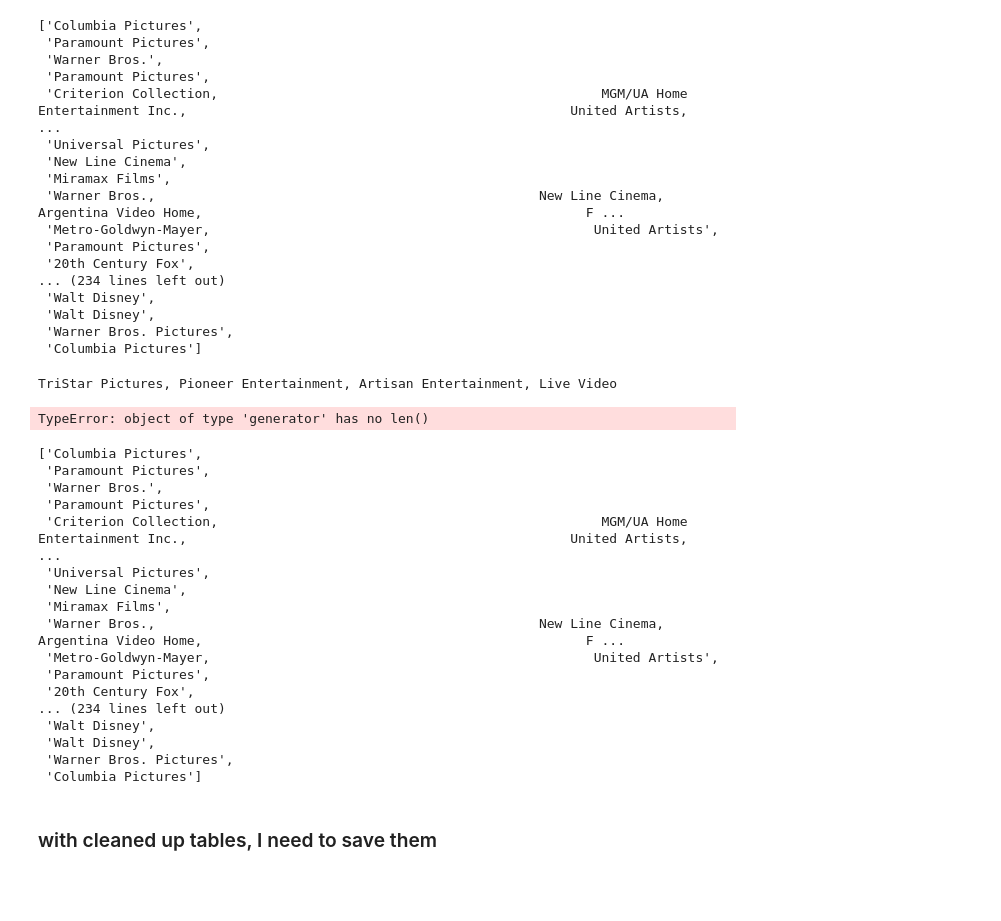
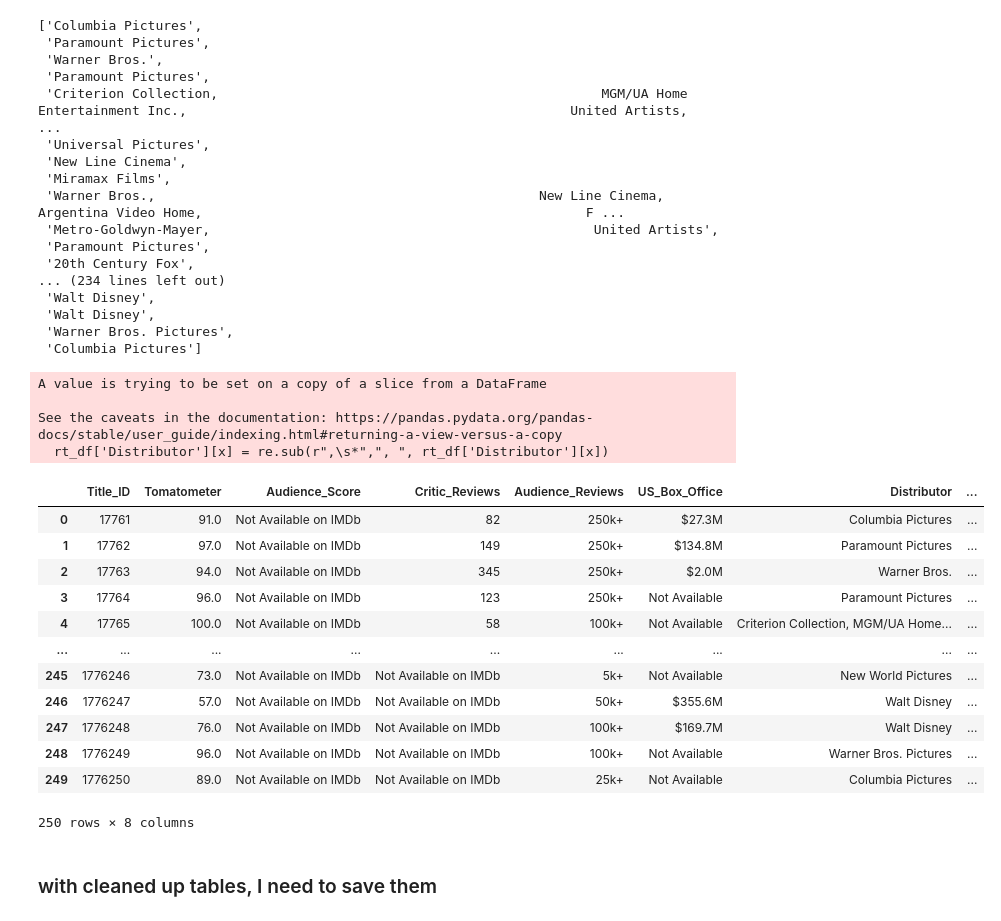
Before and after one commit to HannahSolima/Capstone, a Jupyter notebook: Notebooks/Clean_Data.ipynb, the cells around one changed output. Cells and saved outputs as stored; diff of their text form; code cells hidden in the pictures; blank space fills up the shorter version.

Commit message:
cleanning issue resolved

```diff
--- a/Notebooks/Clean_Data.ipynb
+++ b/Notebooks/Clean_Data.ipynb
@@ -302,5 +302,3 @@ list(rt_df['Distributor'])
  'Walt Disney',
  'Warner Bros. Pictures',
  'Columbia Pictures']
-# %%
-rt_df['Distributor'] = [x.ljust(10)]
@@ -309,44 +305,30 @@ test = rt_df['Distributor'][28]
-# %%
-print(re.sub(r",\s*",", ", test))
-# %% [output]
-TriStar Pictures, Pioneer Entertainment, Artisan Entertainment, Live Video
 # %%
-for x in rt_df['Distributor']:
+for x in range(len(rt_df['Distributor'])):
     try:
-        re.sub(r",\s*",", ", rt_df['Distributor'][x])
+        rt_df['Distributor'][x] = re.sub(r",\s*",", ", rt_df['Distributor'][x])
     except:
-        rt_df['Distributor']
+        rt_df['Distributor'][x]
+# %% [output]
+A value is trying to be set on a copy of a slice from a DataFrame
+
+See the caveats in the documentation: https://pandas.pydata.org/pandas-docs/stable/user_guide/indexing.html#returning-a-view-versus-a-copy
+  rt_df['Distributor'][x] = re.sub(r",\s*",", ", rt_df['Distributor'][x])
-# %%
-def clean(lst):
-    for item in lst:
-        try:
-            re.sub(r",\s*",", ")
-        except:
-            yield item
-
-rt_df['Clean'] = clean(rt_df['Distributor'])
-# %% [output]
-TypeError: object of type 'generator' has no len()
-# %%
-list(rt_df['Distributor'])
-# %% [output]
-['Columbia Pictures',
- 'Paramount Pictures',
- 'Warner Bros.',
- 'Paramount Pictures',
- 'Criterion Collection,                                                 MGM/UA Home Entertainment Inc.,                                                 United Artists,                                  ...
- 'Universal Pictures',
- 'New Line Cinema',
- 'Miramax Films',
- 'Warner Bros.,                                                 New Line Cinema,                                                 Argentina Video Home,                                                 F ...
- 'Metro-Goldwyn-Mayer,                                                 United Artists',
- 'Paramount Pictures',
- '20th Century Fox',
-... (234 lines left out)
- 'Walt Disney',
- 'Walt Disney',
- 'Warner Bros. Pictures',
- 'Columbia Pictures']
+# %%
+rt_df
+# %% [output]
+|  | Title_ID | Tomatometer | Audience_Score | Critic_Reviews | Audience_Reviews | US_Box_Office | Distributor | ... |
+| 0 | 17761 | 91.0 | Not Available on IMDb | 82 | 250k+ | $27.3M | Columbia Pictures | ... |
+| 1 | 17762 | 97.0 | Not Available on IMDb | 149 | 250k+ | $134.8M | Paramount Pictures | ... |
+| 2 | 17763 | 94.0 | Not Available on IMDb | 345 | 250k+ | $2.0M | Warner Bros. | ... |
+| 3 | 17764 | 96.0 | Not Available on IMDb | 123 | 250k+ | Not Available | Paramount Pictures | ... |
+| 4 | 17765 | 100.0 | Not Available on IMDb | 58 | 100k+ | Not Available | Criterion Collection, MGM/UA Home... | ... |
+| ... | ... | ... | ... | ... | ... | ... | ... | ... |
+| 245 | 1776246 | 73.0 | Not Available on IMDb | Not Available on IMDb | 5k+ | Not Available | New World Pictures | ... |
+| 246 | 1776247 | 57.0 | Not Available on IMDb | Not Available on IMDb | 50k+ | $355.6M | Walt Disney | ... |
+| 247 | 1776248 | 76.0 | Not Available on IMDb | Not Available on IMDb | 100k+ | $169.7M | Walt Disney | ... |
+| 248 | 1776249 | 96.0 | Not Available on IMDb | Not Available on IMDb | 100k+ | Not Available | Warner Bros. Pictures | ... |
+| 249 | 1776250 | 89.0 | Not Available on IMDb | Not Available on IMDb | 25k+ | Not Available | Columbia Pictures | ... |
+250 rows × 8 columns
 # %% [markdown]
 ### with cleaned up tables, I need to save them
 # %% [markdown]
```
Also changed, not shown: parts of 1 cell of this notebook, 1 other file.
